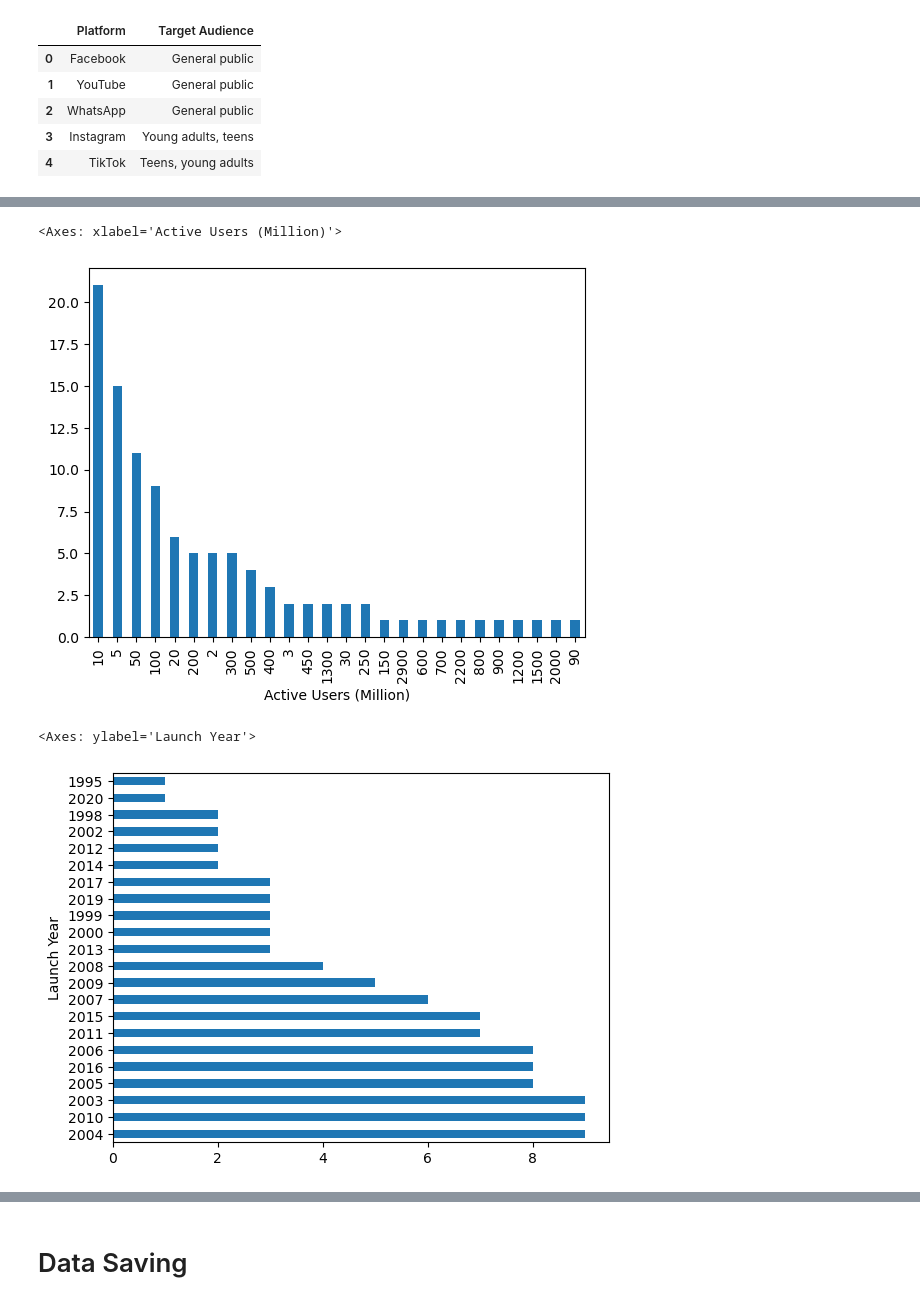
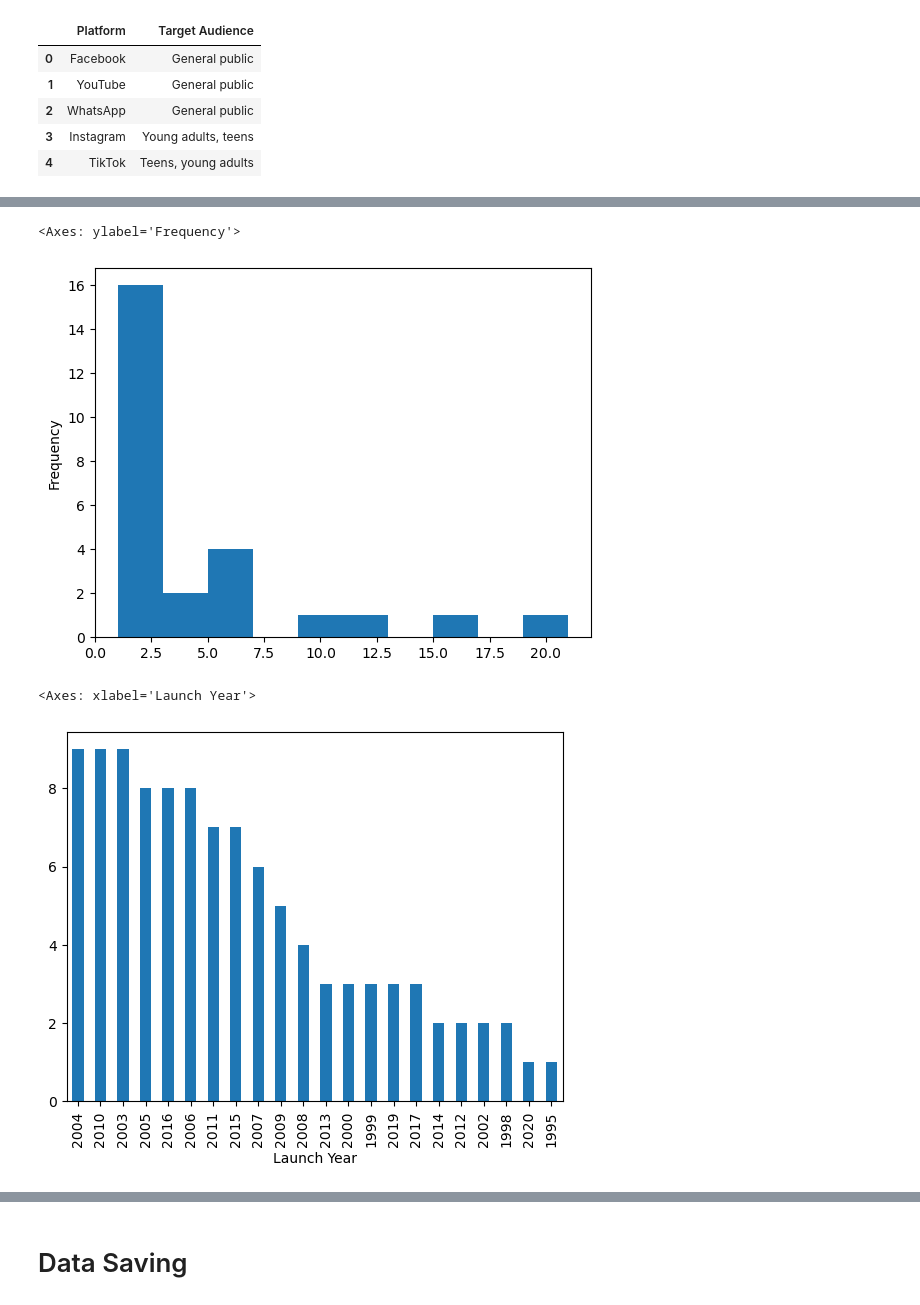
Before and after one commit to Najia1809/BSAI-1B, a Jupyter notebook: data_preprocessing.ipynb, the cells around one changed output, grey strips where cells are left out. Drawn from its saved outputs; the diff is of its cells as text; code cells hidden in the pictures.

```diff
--- a/data_preprocessing.ipynb
+++ b/data_preprocessing.ipynb
@@ -289,11 +294,11 @@ Name: count, Length: 105, dtype: int64
 # %%
-df['Active Users (Million)'].value_counts().plot(kind="bar")
+df['Active Users (Million)'].value_counts().plot(kind="hist")
 # %% [output]
-<Axes: xlabel='Active Users (Million)'>
+<Axes: ylabel='Frequency'>
-[figure, old version]
+[figure, new version]
 # %%
-df['Launch Year'].value_counts().plot(kind="barh")
+df['Launch Year'].value_counts().plot(kind="bar")
 # %% [output]
-<Axes: ylabel='Launch Year'>
+<Axes: xlabel='Launch Year'>
-[figure, old version]
+[figure, new version]
 # %%
```
Also changed, not shown: parts of 16 cells of this notebook.
